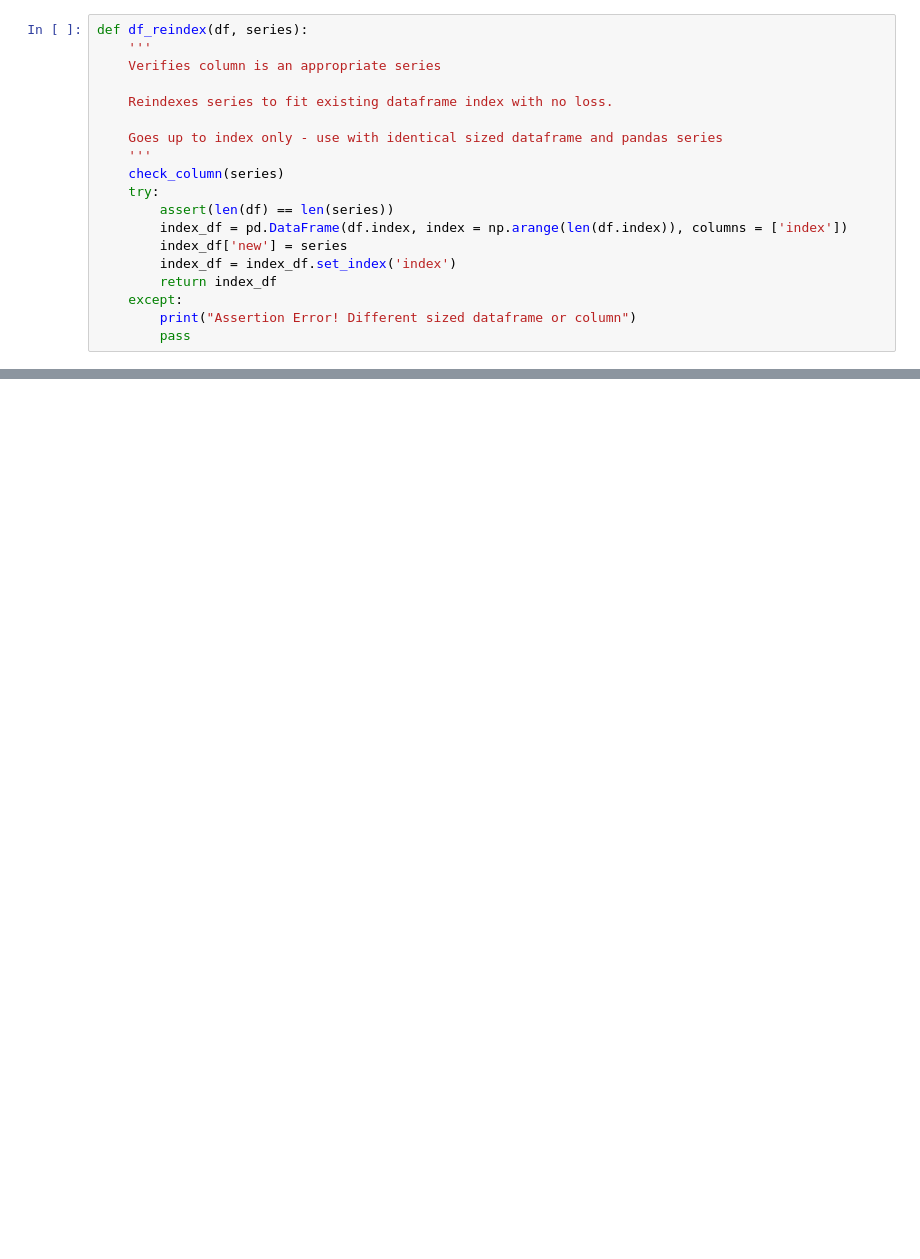
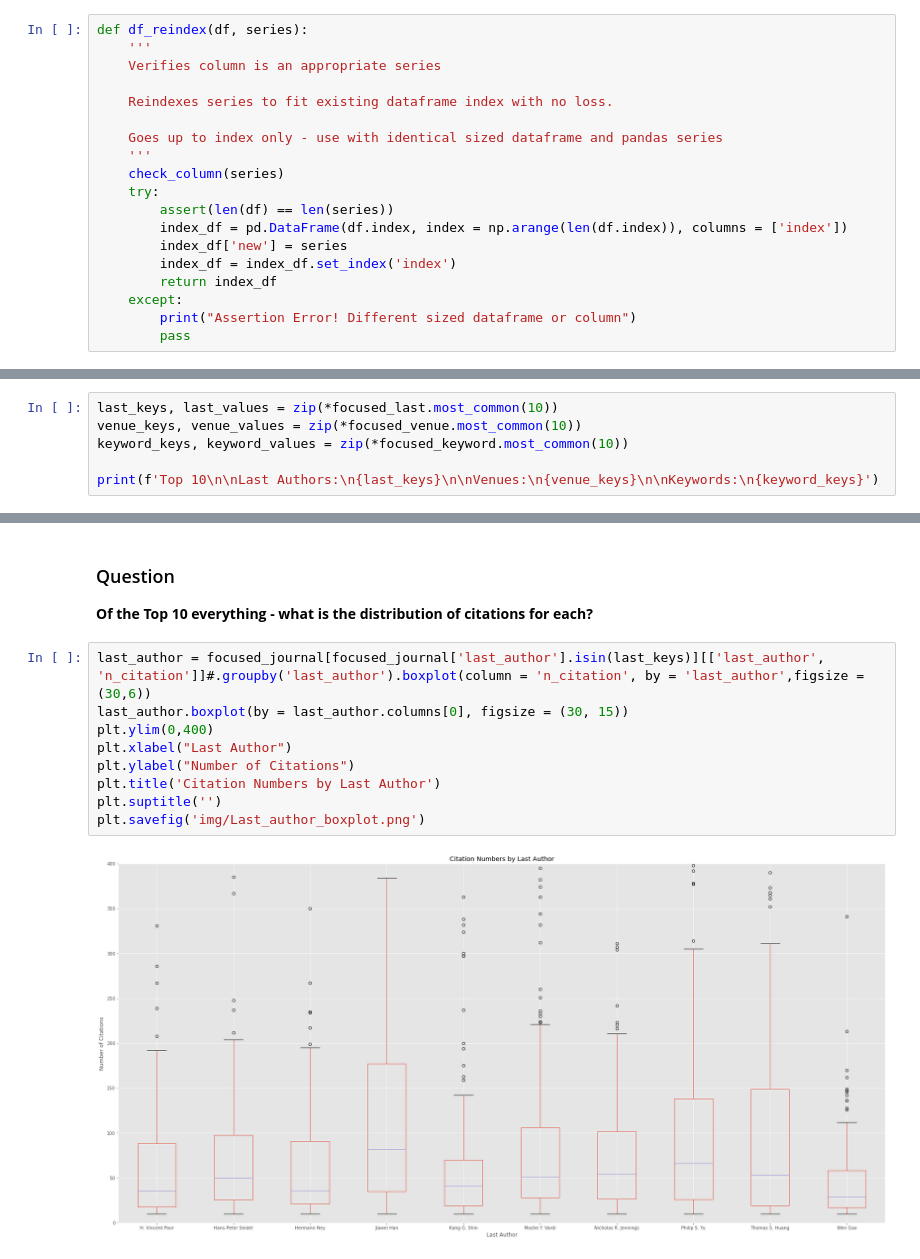
Before and after one commit to Cynz300/Scientific_Networking, a Jupyter notebook: Streamlined.ipynb, the cells around one changed output, grey strips where cells are left out. Cells and saved outputs as stored; diff of their text form; blank space fills up the shorter version.

```diff
--- a/Streamlined.ipynb
+++ b/Streamlined.ipynb
@@ -827,0 +469,6 @@ filter_journal
+# %%
+last_keys, last_values = zip(*focused_last.most_common(10))
+venue_keys, venue_values = zip(*focused_venue.most_common(10))
+keyword_keys, keyword_values = zip(*focused_keyword.most_common(10))
+
+print(f'Top 10\n\nLast Authors:\n{last_keys}\n\nVenues:\n{venue_keys}\n\nKeywords:\n{keyword_keys}')
@@ -827,0 +486,15 @@ filter_journal
+# %% [markdown]
+### Question
+
+**Of the Top 10 everything - what is the distribution of citations for each?**
+# %%
+last_author = focused_journal[focused_journal['last_author'].isin(last_keys)][['last_author', 'n_citation']]#.groupby('last_author').boxplot(column = 'n_citation', by = 'last_author',figsize = (30,6))
+last_author.boxplot(by = last_author.columns[0], figsize = (30, 15))
+plt.ylim(0,400)
+plt.xlabel("Last Author")
+plt.ylabel("Number of Citations")
+plt.title('Citation Numbers by Last Author')
+plt.suptitle('')
+plt.savefig('img/Last_author_boxplot.png')
+# %% [output]
+[figure, added]
```
Also changed, not shown: parts of 77 cells of this notebook, 13 other files.
